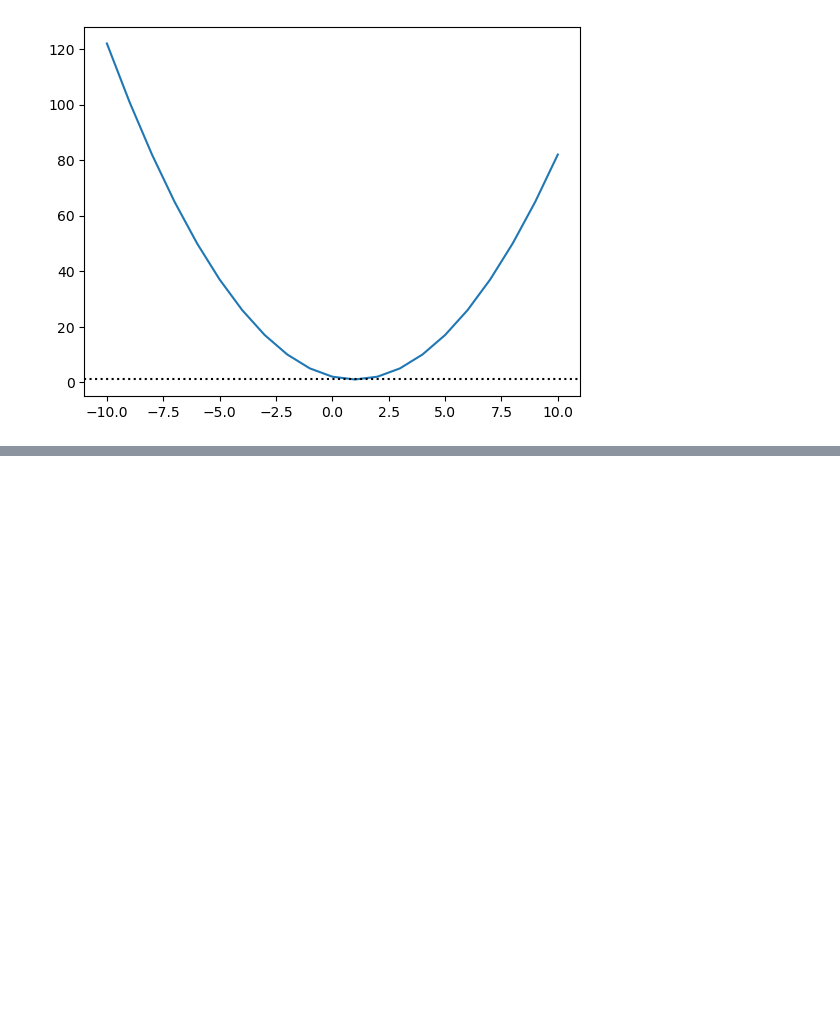
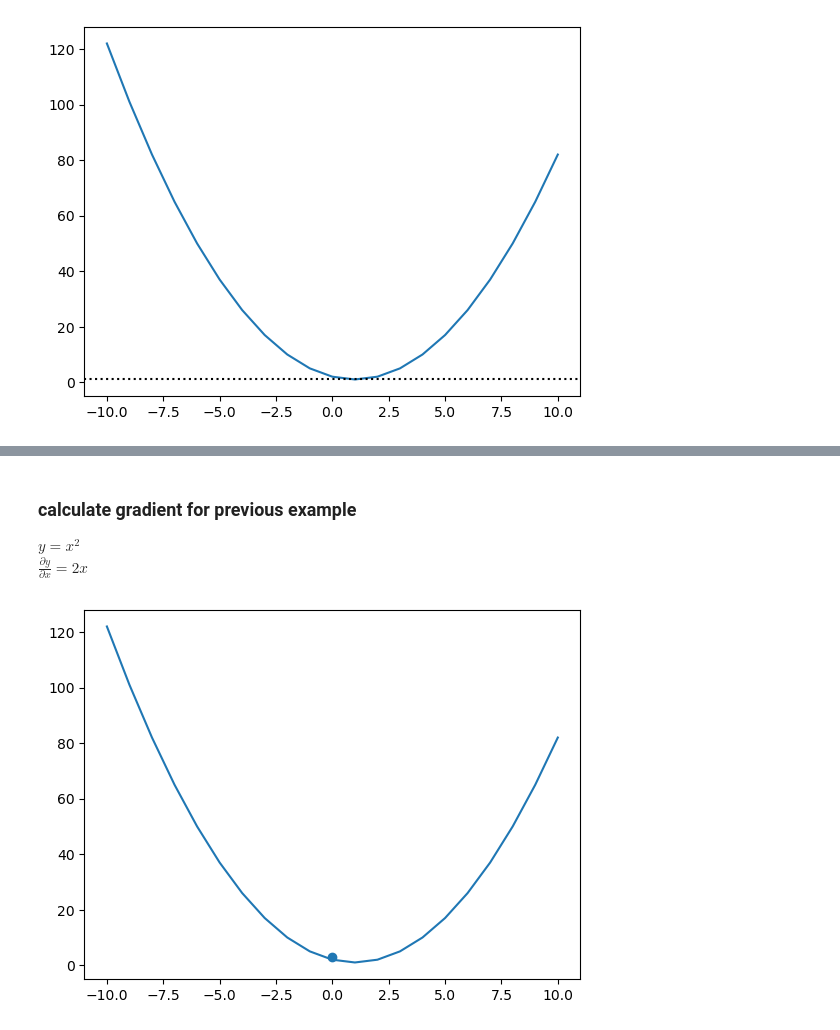
Before and after one commit to Jithendiran/mlTask, a Jupyter notebook: docs/Basics.ipynb, the cells around one changed output, grey strips where cells are left out. Saved outputs shown, nothing was run; the diff lists cells and outputs as text; code cells hidden in the pictures; blank space fills up the shorter version.

Commit message:
working on grad

```diff
--- a/docs/Basics.ipynb
+++ b/docs/Basics.ipynb
@@ -204,0 +249,15 @@ for the above equation it is harder to get the slope in equation form, for this
+# %% [markdown]
+### calculate gradient for previous example
+$y=x^2$
+$\frac{\partial y}{\partial x} = 2x$
+# %%
+def grad(x):
+    return x + (2 * x + 0.00001) #0.00001 is to escape from 0 multiply
+# %%
+p = 1
+plt.plot(x,y)
+p = grad(p)
+plt.scatter(0,p)
+plt.show()
+# %% [output]
+[figure, added]
```
Also changed, not shown: parts of 3 cells of this notebook.
